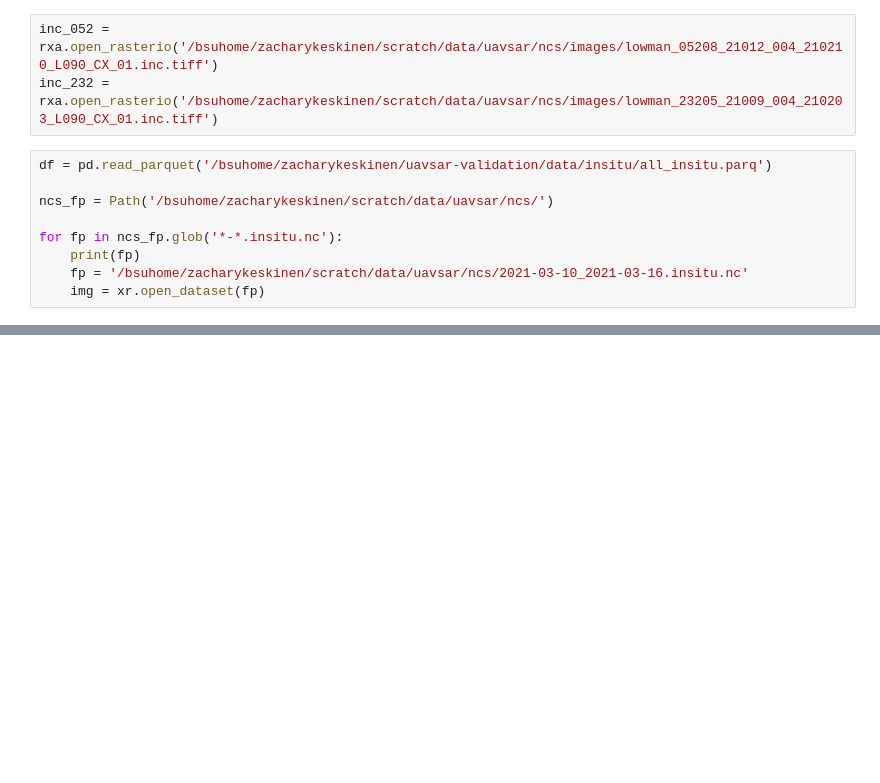
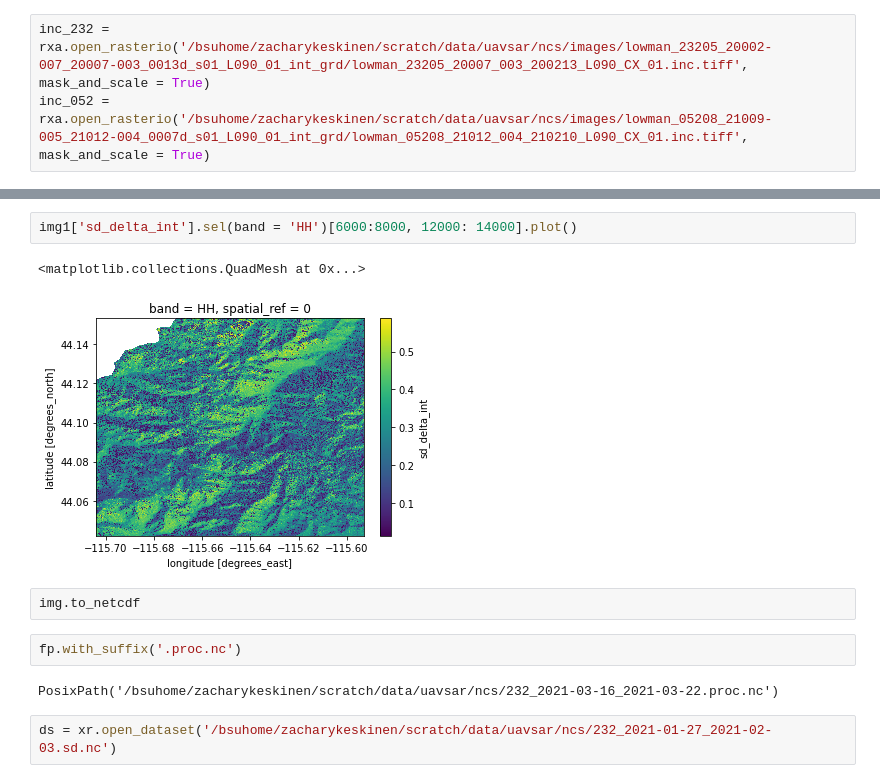
Before and after one commit to ZachHoppinen/uavsar-validation, a Jupyter notebook: src/play/uavsar_swe.ipynb, the cells around one changed output, grey strips where cells are left out. Saved outputs shown, nothing was run; the diff lists cells and outputs as text; blank space fills up the shorter version.

```diff
--- a/src/play/uavsar_swe.ipynb
+++ b/src/play/uavsar_swe.ipynb
@@ -11,12 +17,3 @@ from uavsar_pytools.snow_depth_inversion import phase_from_depth, depth_from_pha
 # %%
-inc_052 = rxa.open_rasterio('/bsuhome/zacharykeskinen/scratch/data/uavsar/ncs/images/lowman_05208_21012_004_210210_L090_CX_01.inc.tiff')
-inc_232 = rxa.open_rasterio('/bsuhome/zacharykeskinen/scratch/data/uavsar/ncs/images/lowman_23205_21009_004_210203_L090_CX_01.inc.tiff')
+inc_232 = rxa.open_rasterio('/bsuhome/zacharykeskinen/scratch/data/uavsar/ncs/images/lowman_23205_20002-007_20007-003_0013d_s01_L090_01_int_grd/lowman_23205_20007_003_200213_L090_CX_01.inc.tiff', mask_and_scale = True)
+inc_052 = rxa.open_rasterio('/bsuhome/zacharykeskinen/scratch/data/uavsar/ncs/images/lowman_05208_21009-005_21012-004_0007d_s01_L090_01_int_grd/lowman_05208_21012_004_210210_L090_CX_01.inc.tiff', mask_and_scale = True)
-# %%
-df = pd.read_parquet('/bsuhome/zacharykeskinen/uavsar-validation/data/insitu/all_insitu.parq')
-
-ncs_fp = Path('/bsuhome/zacharykeskinen/scratch/data/uavsar/ncs/')
-
-for fp in ncs_fp.glob('*-*.insitu.nc'):
-    print(fp)
-    fp = '/bsuhome/zacharykeskinen/scratch/data/uavsar/ncs/2021-03-10_2021-03-16.insitu.nc'
-    img = xr.open_dataset(fp)
@@ -49,0 +87,13 @@ Attributes:
+# %%
+img1['sd_delta_int'].sel(band = 'HH')[6000:8000, 12000: 14000].plot()
+# %% [output]
+<matplotlib.collections.QuadMesh at 0x...>
+[figure, added]
+# %%
+img.to_netcdf
+# %%
+fp.with_suffix('.proc.nc')
+# %% [output]
+PosixPath('/bsuhome/zacharykeskinen/scratch/data/uavsar/ncs/232_2021-03-16_2021-03-22.proc.nc')
+# %%
+ds = xr.open_dataset('/bsuhome/zacharykeskinen/scratch/data/uavsar/ncs/232_2021-01-27_2021-02-03.sd.nc')
```
Also changed, not shown: parts of 11 cells of this notebook, 8 other files.
